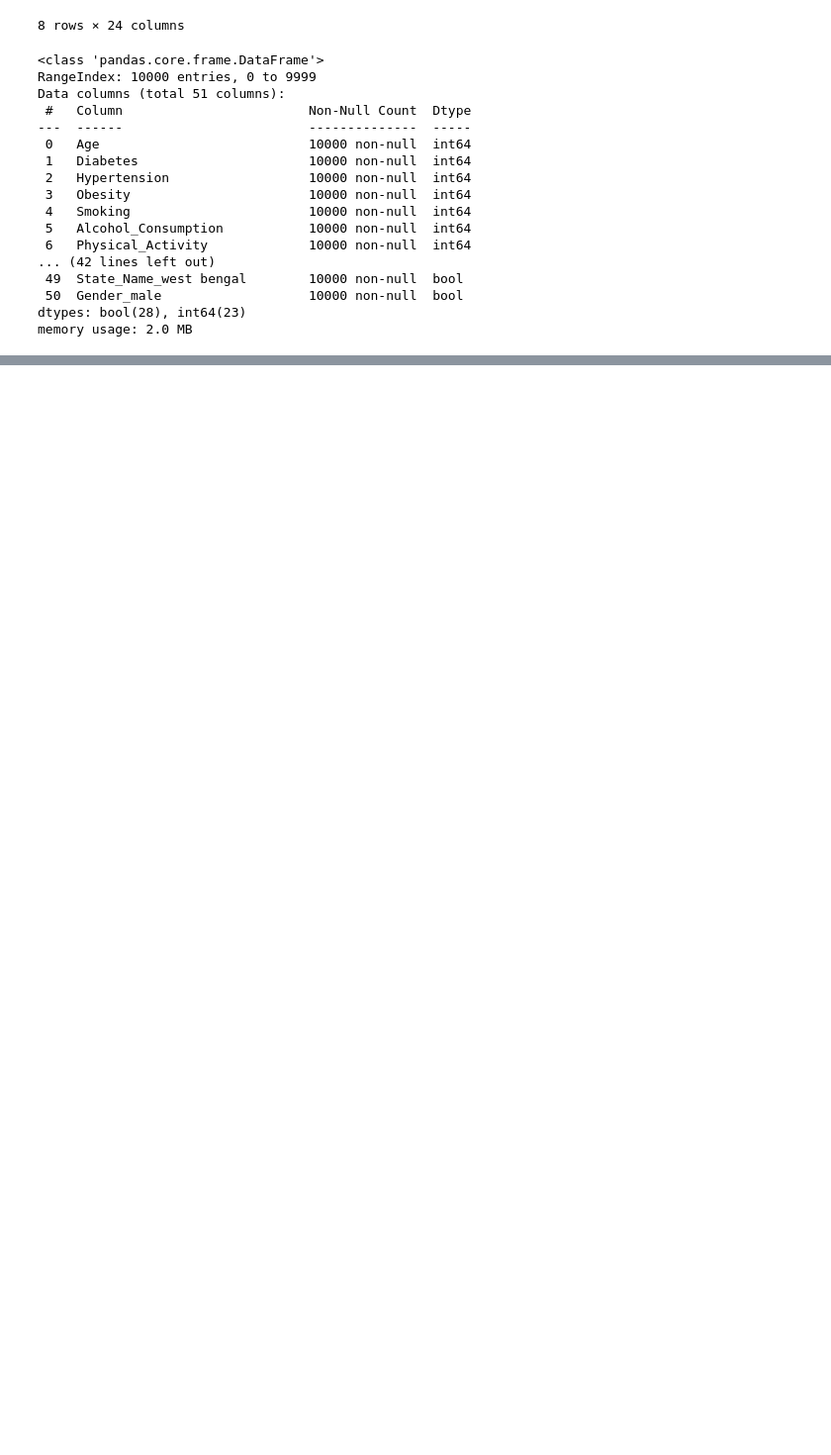
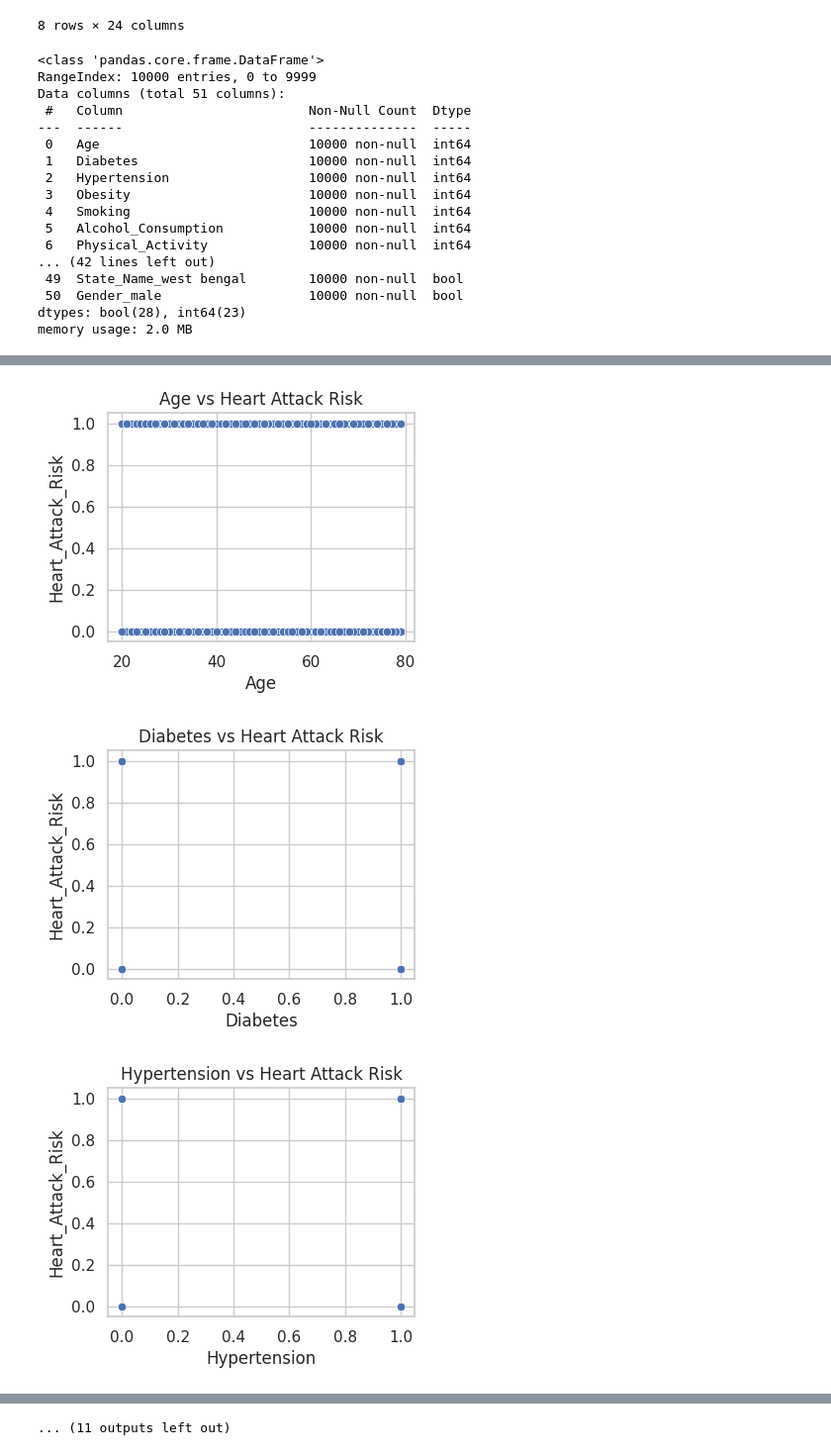
Before and after one commit to sumedh019/Cardio-Risk-Analysis, a Jupyter notebook: Cardio_Risk_Analysis.ipynb, the cells around one changed output, grey strips where cells are left out. Shown at 99% size. Saved outputs shown, nothing was run; the diff lists cells and outputs as text; code cells hidden in the pictures; blank space fills up the shorter version.

```diff
--- a/Cardio_Risk_Analysis.ipynb
+++ b/Cardio_Risk_Analysis.ipynb
@@ -169,3 +172,6 @@ Data columns (total 51 columns):
  50  Gender_male                   10000 non-null  bool
 dtypes: bool(28), int64(23)
 memory usage: 2.0 MB
+# %%
+num_cols = df.select_dtypes(include=np.number).columns
+num_cols
@@ -171,0 +187,10 @@ memory usage: 2.0 MB
+# %%
+for col in num_cols:
+    plt.figure(figsize=(4,3))
+    sns.scatterplot(x=df[col], y=df['Heart_Attack_Risk'])
+    plt.title(f"{col} vs Heart Attack Risk")
+    plt.show()
+# %% [output]
+[figure, added]
+[figure, added]
+[figure, added]
@@ -171,0 +206 @@ memory usage: 2.0 MB
+... (11 outputs left out)
```
Also changed, not shown: parts of 9 cells of this notebook.
